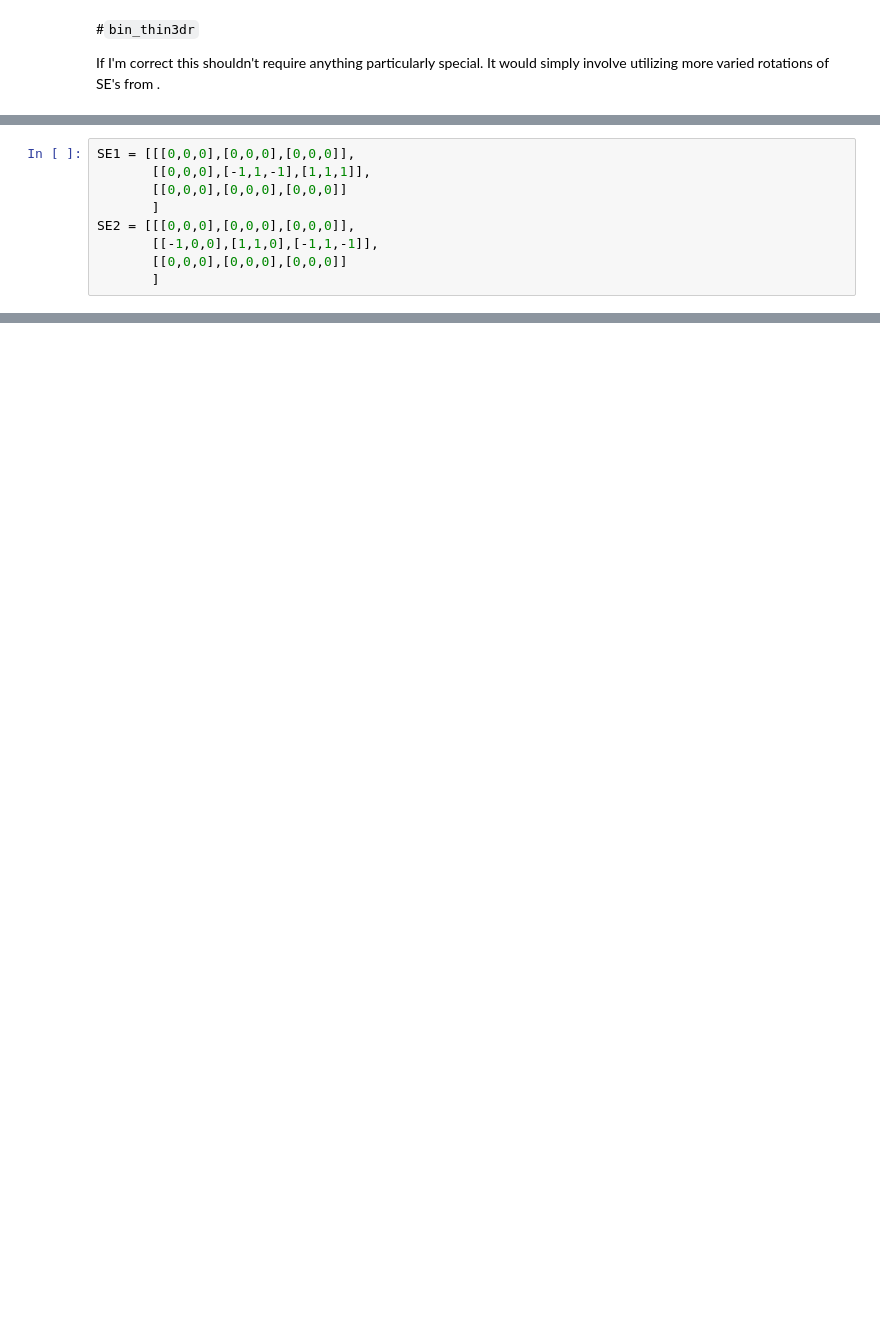
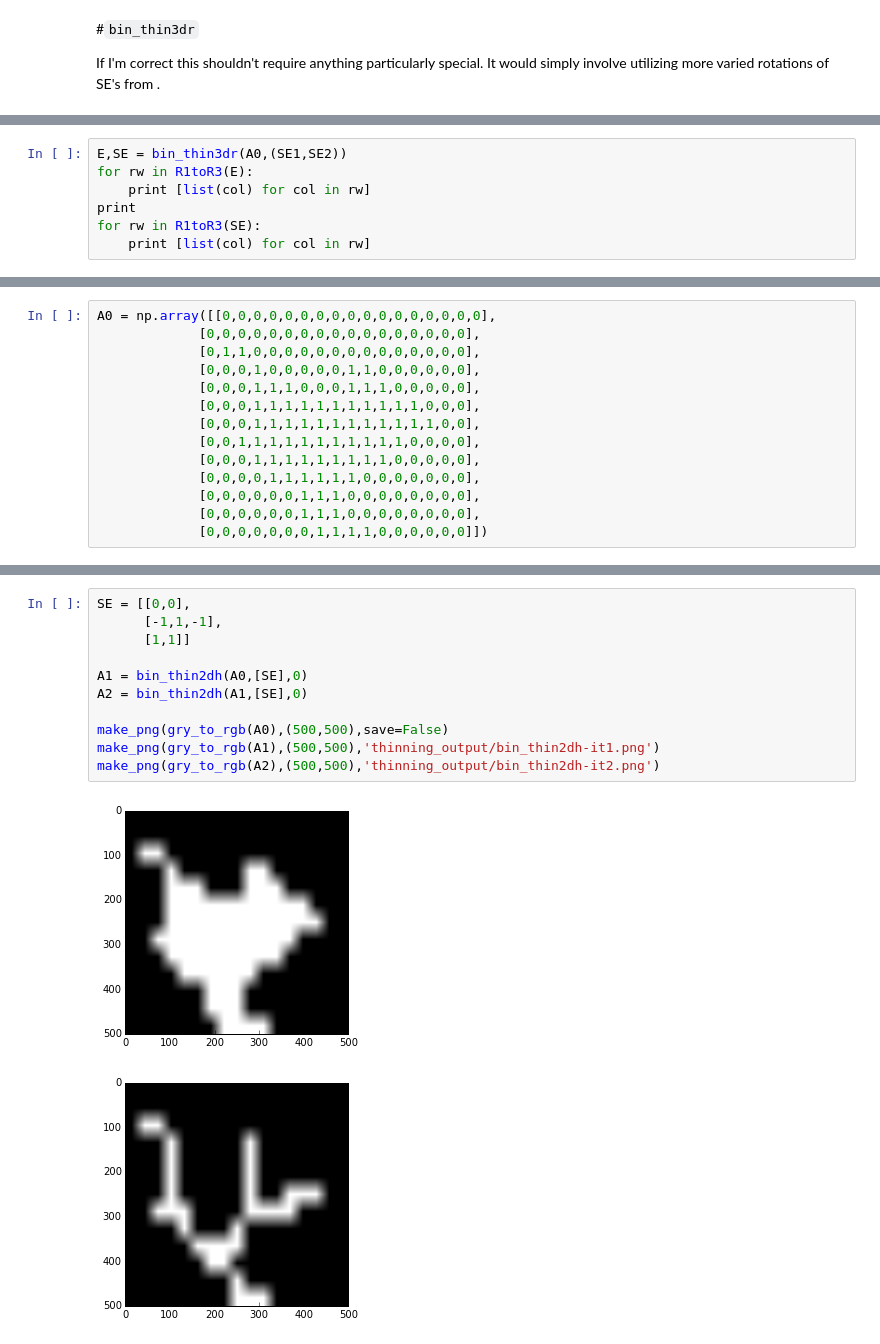
Before and after one commit to rmorshea/niffte-tracker3d, a Jupyter notebook: tracker3d_cpp/bin_thin.ipynb, the cells around one changed output, grey strips where cells are left out. Cells and saved outputs as stored; diff of their text form; blank space fills up the shorter version.

```diff
--- a/tracker3d_cpp/bin_thin.ipynb
+++ b/tracker3d_cpp/bin_thin.ipynb
@@ -193,9 +408,0 @@ for grid in zip(*A):
-# %%
-SE1 = [[[0,0,0],[0,0,0],[0,0,0]],
-       [[0,0,0],[-1,1,-1],[1,1,1]],
-       [[0,0,0],[0,0,0],[0,0,0]]
-       ]
-SE2 = [[[0,0,0],[0,0,0],[0,0,0]],
-       [[-1,0,0],[1,1,0],[-1,1,-1]],
-       [[0,0,0],[0,0,0],[0,0,0]]
-       ]
@@ -357,0 +409,7 @@ first rotation:
+# %%
+E,SE = bin_thin3dr(A0,(SE1,SE2))
+for rw in R1toR3(E):
+    print [list(col) for col in rw]
+print
+for rw in R1toR3(SE):
+    print [list(col) for col in rw]
@@ -357,0 +528,14 @@ first rotation:
+# %%
+A0 = np.array([[0,0,0,0,0,0,0,0,0,0,0,0,0,0,0,0,0],
+             [0,0,0,0,0,0,0,0,0,0,0,0,0,0,0,0,0],
+             [0,1,1,0,0,0,0,0,0,0,0,0,0,0,0,0,0],
+             [0,0,0,1,0,0,0,0,0,1,1,0,0,0,0,0,0],
+             [0,0,0,1,1,1,0,0,0,1,1,1,0,0,0,0,0],
+             [0,0,0,1,1,1,1,1,1,1,1,1,1,1,0,0,0],
+             [0,0,0,1,1,1,1,1,1,1,1,1,1,1,1,0,0],
+             [0,0,1,1,1,1,1,1,1,1,1,1,1,0,0,0,0],
+             [0,0,0,1,1,1,1,1,1,1,1,1,0,0,0,0,0],
+             [0,0,0,0,1,1,1,1,1,1,0,0,0,0,0,0,0],
+             [0,0,0,0,0,0,1,1,1,0,0,0,0,0,0,0,0],
+             [0,0,0,0,0,0,1,1,1,0,0,0,0,0,0,0,0],
+             [0,0,0,0,0,0,0,1,1,1,1,0,0,0,0,0,0]])
@@ -357,0 +545,14 @@ first rotation:
+# %%
+SE = [[0,0],
+      [-1,1,-1],
+      [1,1]]
+
+A1 = bin_thin2dh(A0,[SE],0)
+A2 = bin_thin2dh(A1,[SE],0)
+
+make_png(gry_to_rgb(A0),(500,500),save=False)
+make_png(gry_to_rgb(A1),(500,500),'thinning_output/bin_thin2dh-it1.png')
+make_png(gry_to_rgb(A2),(500,500),'thinning_output/bin_thin2dh-it2.png')
+# %% [output]
+[figure, added]
+[figure, added]
```
Also changed, not shown: parts of 27 cells of this notebook.
